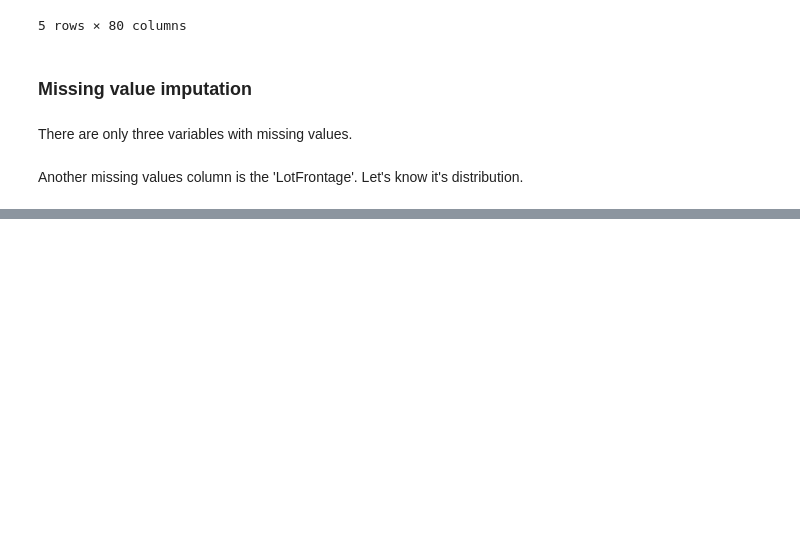
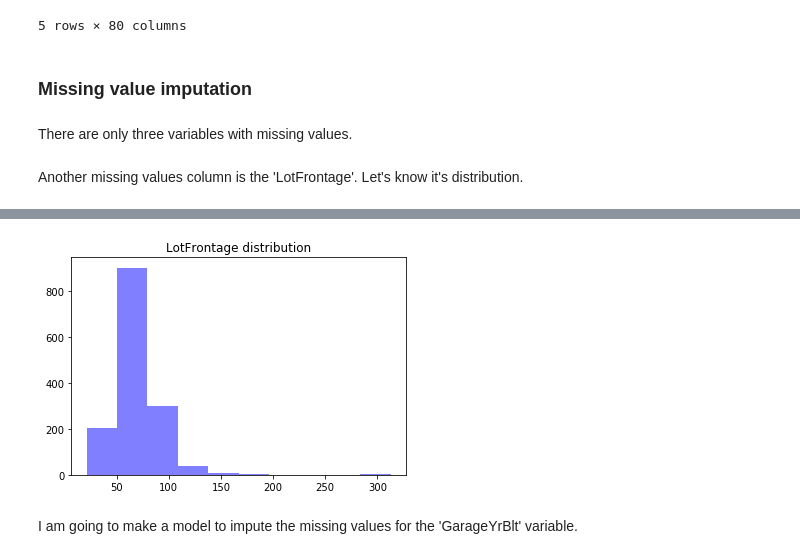
Before and after one commit to vgupta98/house_price_dataset, a Jupyter notebook: house_price_dataset.ipynb, the cells around one changed output, grey strips where cells are left out. Cells and saved outputs as stored; diff of their text form; code cells hidden in the pictures; blank space fills up the shorter version.

```diff
--- a/house_price_dataset.ipynb
+++ b/house_price_dataset.ipynb
@@ -195,0 +205,12 @@ plt.title('LotFrontage distribution');
+# %%
+mean_lotfrontage=train_data['LotFrontage'].dropna().mean()
+# %%
+train_data['LotFrontage']=train_data['LotFrontage'].fillna(mean_lotfrontage)
+# %%
+#Again plotting the 'LotFrontage' variable.
+plt.hist(train_data['LotFrontage'].dropna(), alpha=0.5, color='blue');
+plt.title('LotFrontage distribution');
+# %% [output]
+[figure, added]
+# %% [markdown]
+I am going to make a model to impute the missing values for the 'GarageYrBlt' variable.
```
Also changed, not shown: parts of 7 cells of this notebook.
